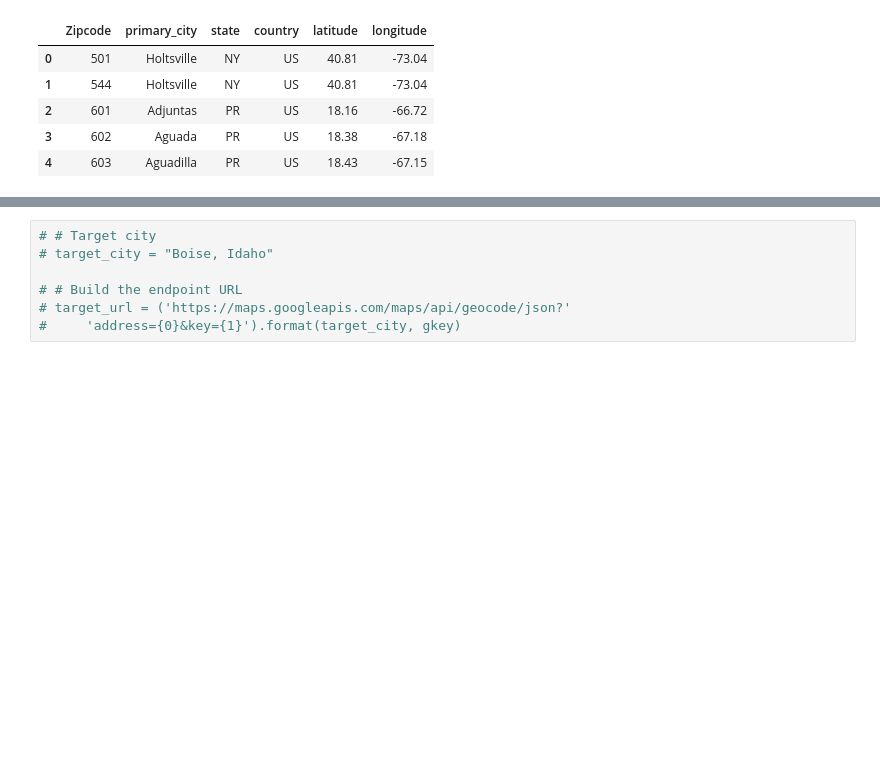
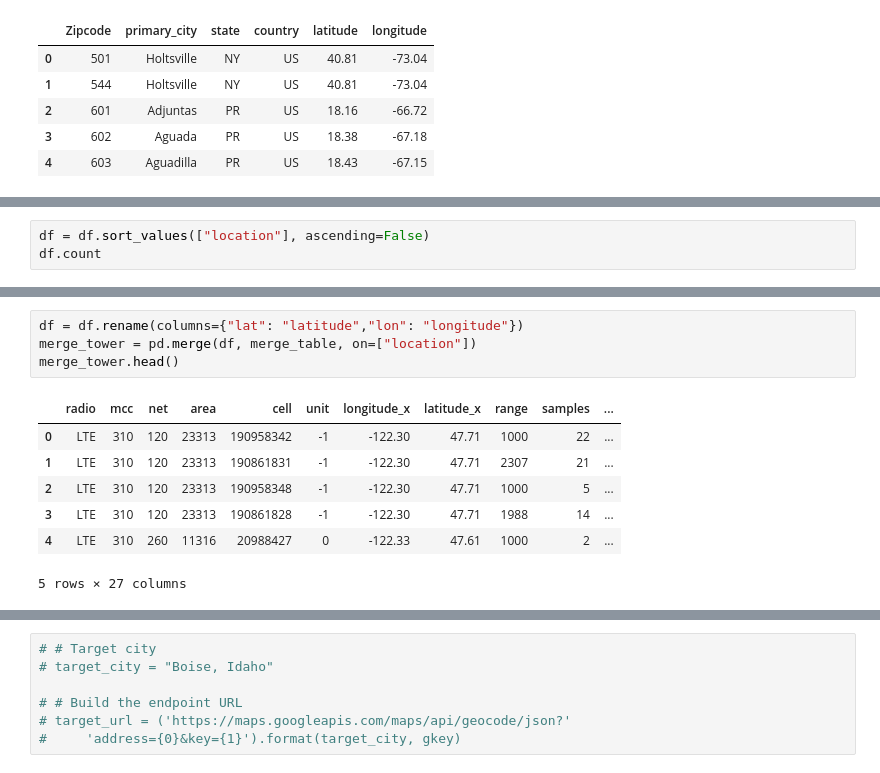
Before and after one commit to NU-DataCHI-4-Horsemen/Project1, a Jupyter notebook: GoogleLocationData.ipynb, the cells around one changed output, grey strips where cells are left out. Drawn from its saved outputs; the diff is of its cells as text; blank space fills up the shorter version.

Commit message:
Second Commit, use GoogleLocationData

```diff
--- a/GoogleLocationData.ipynb
+++ b/GoogleLocationData.ipynb
@@ -88,0 +93,3 @@ df
+# %%
+df = df.sort_values(["location"], ascending=False)
+df.count
@@ -89,2 +114,14 @@ df
+# %%
+df = df.rename(columns={"lat": "latitude","lon": "longitude"})
+merge_tower = pd.merge(df, merge_table, on=["location"])
+merge_tower.head()
+# %% [output]
+|  | radio | mcc | net | area | cell | unit | longitude_x | latitude_x | range | samples | ... |
+| 0 | LTE | 310 | 120 | 23313 | 190958342 | -1 | -122.30 | 47.71 | 1000 | 22 | ... |
+| 1 | LTE | 310 | 120 | 23313 | 190861831 | -1 | -122.30 | 47.71 | 2307 | 21 | ... |
+| 2 | LTE | 310 | 120 | 23313 | 190958348 | -1 | -122.30 | 47.71 | 1000 | 5 | ... |
+| 3 | LTE | 310 | 120 | 23313 | 190861828 | -1 | -122.30 | 47.71 | 1988 | 14 | ... |
+| 4 | LTE | 310 | 260 | 11316 | 20988427 | 0 | -122.33 | 47.61 | 1000 | 2 | ... |
+5 rows × 27 columns
 # %%
 # merge cell_df and merge_table
```
Also changed, not shown: parts of 8 cells of this notebook, 2 other files.
